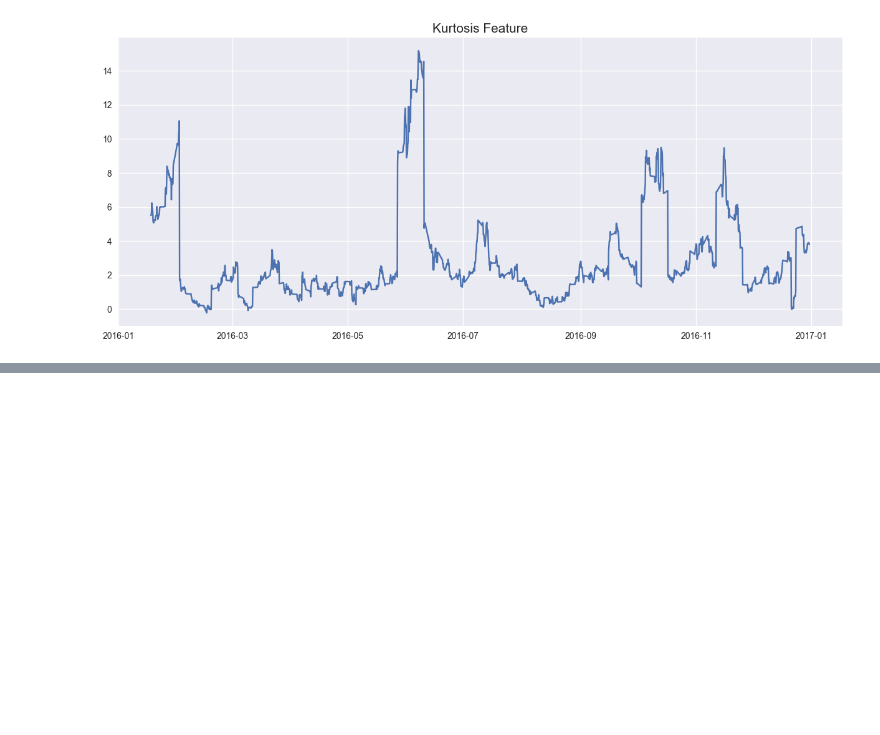
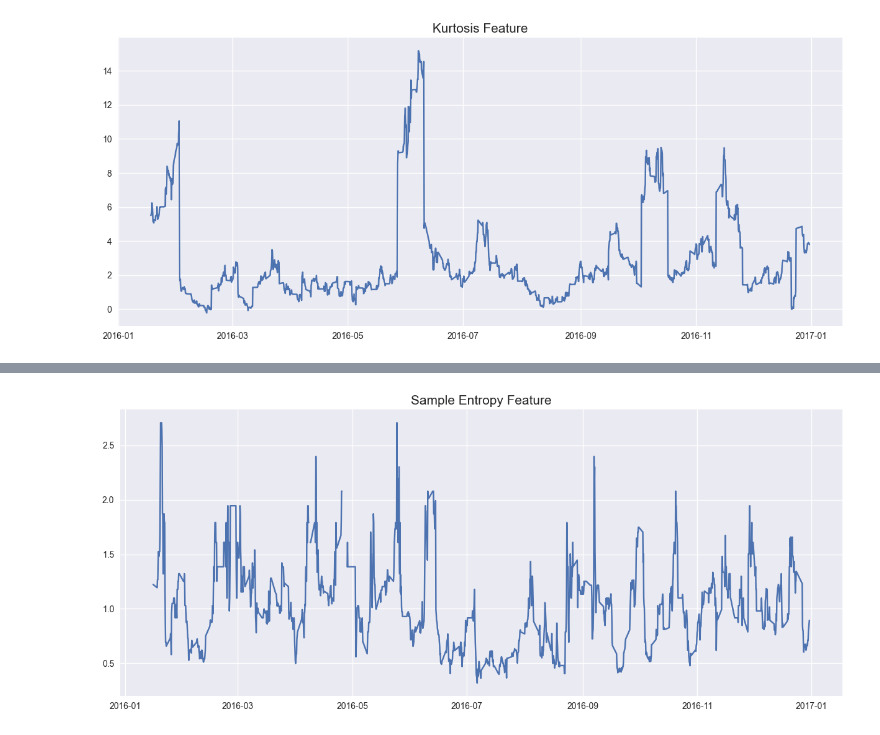
Before and after one commit to Quantreo/quantreo, a Jupyter notebook: docs/docs/tutorials/features-engineering-math.ipynb, the cells around one changed output, grey strips where cells are left out. Saved outputs shown, nothing was run; the diff lists cells and outputs as text; code cells hidden in the pictures; blank space fills up the shorter version.

Commit message:
add math features

```diff
--- a/docs/docs/tutorials/features-engineering-math.ipynb
+++ b/docs/docs/tutorials/features-engineering-math.ipynb
@@ -336,0 +355,3 @@ plt.show()
+# %%
+df["sample_entropy"] = fe.math.sample_entropy(df=df, col="close", window_size=60, order=3)
+df["sample_entropy"]
@@ -336,0 +372,7 @@ plt.show()
+# %%
+plt.figure(figsize=(15,6))
+plt.plot(df["sample_entropy"])
+plt.title("Sample Entropy Feature", size=15)
+plt.show()
+# %% [output]
+[figure, added]
```
Also changed, not shown: parts of 22 cells of this notebook, 6 other files.
